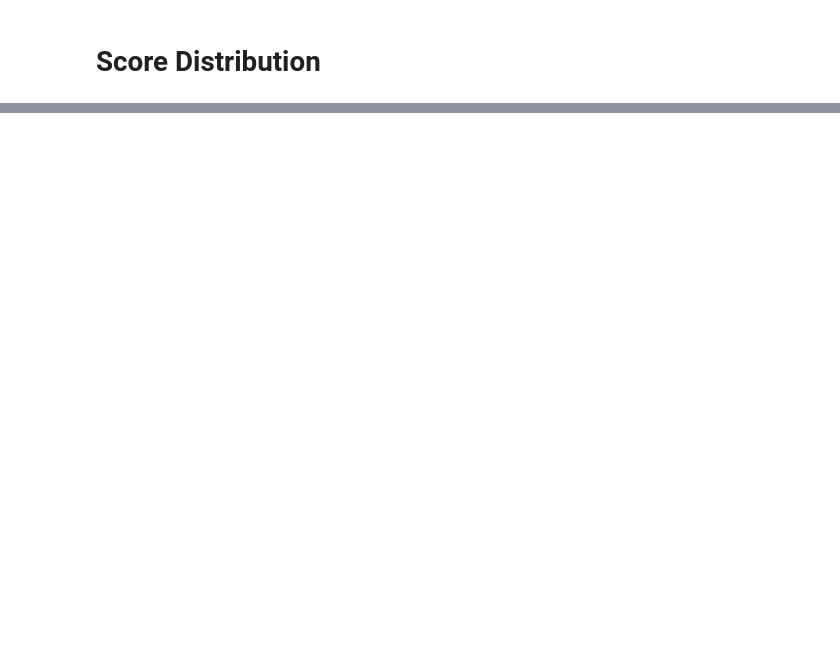
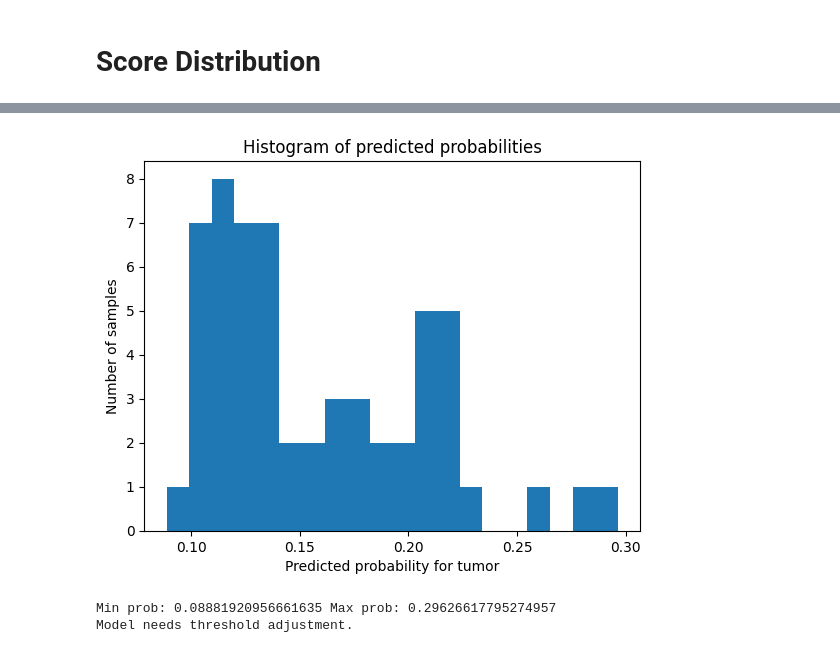
Before and after one commit to mikeph52/GEO_ml_breast_cancer, a Jupyter notebook: gene_expression_GSE10810.ipynb, the cells around one changed output, grey strips where cells are left out. Drawn from its saved outputs; the diff is of its cells as text; code cells hidden in the pictures; blank space fills up the shorter version.

```diff
--- a/gene_expression_GSE10810.ipynb
+++ b/gene_expression_GSE10810.ipynb
@@ -494,0 +516,20 @@ plt.show()
+# %%
+plt.hist(y_ext_prob, bins=20)
+plt.xlabel("Predicted probability for tumor")
+plt.ylabel("Number of samples")
+plt.title("Histogram of predicted probabilities")
+plt.show()
+
+
+# sanity check
+
+print("Min prob:", y_ext_prob.min(), "Max prob:", y_ext_prob.max())
+
+if y_ext_prob.max() <= 0.5:
+    print("Model needs threshold adjustment.")
+else:
+    print("ok")
+# %% [output]
+[figure, added]
+Min prob: 0.08881920956661635 Max prob: 0.29626617795274957
+Model needs threshold adjustment.
```
Also changed, not shown: parts of 7 cells of this notebook, 6 other files.
